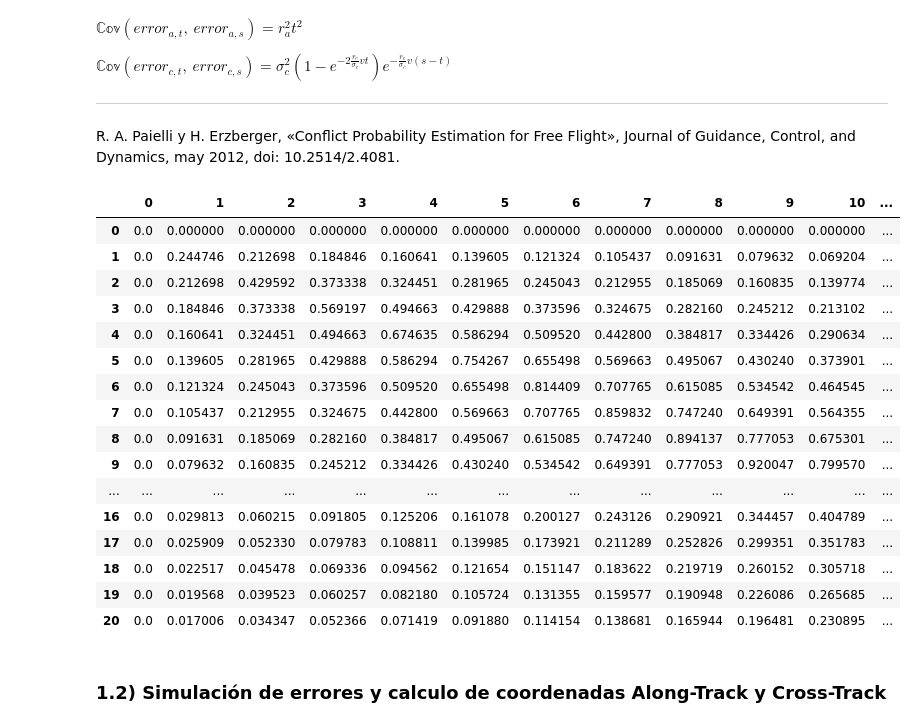
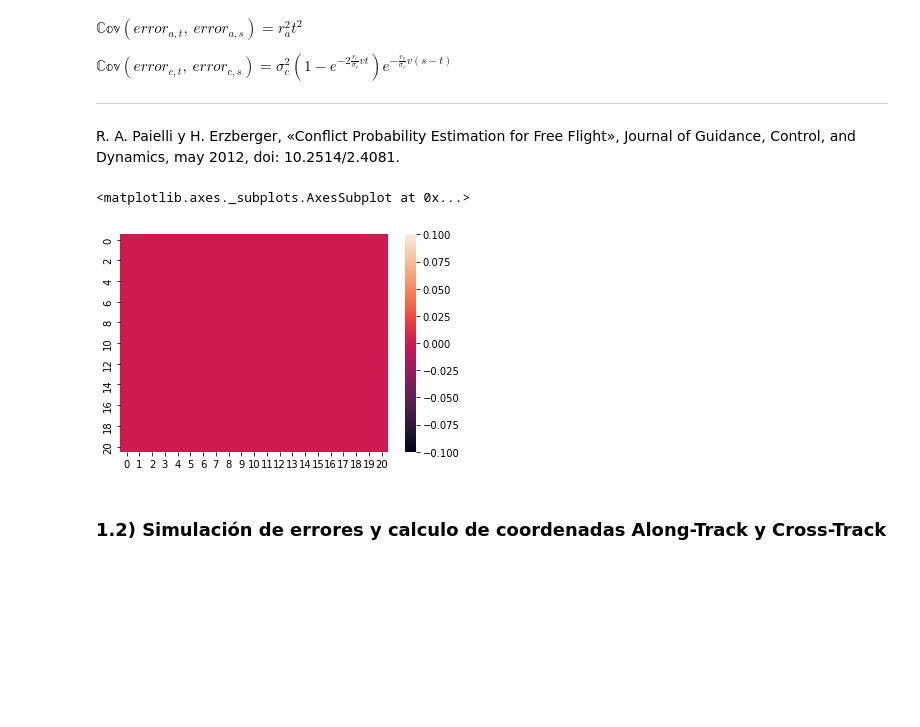
Before and after one commit to AnIsAsPe/Estimacion-probabilidad-conflicto-en-trayectorias-de-vuelos-paralelos, a Jupyter notebook: Notebooks/Estimación_probabilidad_de_conflicto_en_trayectorias_de_vuelo_MonteCarlo.ipynb, the cells around one changed output. Drawn from its saved outputs; the diff is of its cells as text; code cells hidden in the pictures; blank space fills up the shorter version.

```diff
--- a/Notebooks/Estimación_probabilidad_de_conflicto_en_trayectorias_de_vuelo_MonteCarlo.ipynb
+++ b/Notebooks/Estimación_probabilidad_de_conflicto_en_trayectorias_de_vuelo_MonteCarlo.ipynb
@@ -182,26 +182,11 @@ r_a = 0         # se omiten los errores along-track
 # CÁLCULO DE COVARIANZAS
 cov_c = covarianza_c(sigma_c, r_c, v)
 cov_a = covarianza_a(r_a)
-# %%
-cov_c
-# %% [output]
-|  | 0 | 1 | 2 | 3 | 4 | 5 | 6 | 7 | 8 | 9 | 10 | ... |
-| 0 | 0.0 | 0.000000 | 0.000000 | 0.000000 | 0.000000 | 0.000000 | 0.000000 | 0.000000 | 0.000000 | 0.000000 | 0.000000 | ... |
-| 1 | 0.0 | 0.244746 | 0.212698 | 0.184846 | 0.160641 | 0.139605 | 0.121324 | 0.105437 | 0.091631 | 0.079632 | 0.069204 | ... |
-| 2 | 0.0 | 0.212698 | 0.429592 | 0.373338 | 0.324451 | 0.281965 | 0.245043 | 0.212955 | 0.185069 | 0.160835 | 0.139774 | ... |
-| 3 | 0.0 | 0.184846 | 0.373338 | 0.569197 | 0.494663 | 0.429888 | 0.373596 | 0.324675 | 0.282160 | 0.245212 | 0.213102 | ... |
-| 4 | 0.0 | 0.160641 | 0.324451 | 0.494663 | 0.674635 | 0.586294 | 0.509520 | 0.442800 | 0.384817 | 0.334426 | 0.290634 | ... |
-| 5 | 0.0 | 0.139605 | 0.281965 | 0.429888 | 0.586294 | 0.754267 | 0.655498 | 0.569663 | 0.495067 | 0.430240 | 0.373901 | ... |
-| 6 | 0.0 | 0.121324 | 0.245043 | 0.373596 | 0.509520 | 0.655498 | 0.814409 | 0.707765 | 0.615085 | 0.534542 | 0.464545 | ... |
-| 7 | 0.0 | 0.105437 | 0.212955 | 0.324675 | 0.442800 | 0.569663 | 0.707765 | 0.859832 | 0.747240 | 0.649391 | 0.564355 | ... |
-| 8 | 0.0 | 0.091631 | 0.185069 | 0.282160 | 0.384817 | 0.495067 | 0.615085 | 0.747240 | 0.894137 | 0.777053 | 0.675301 | ... |
-| 9 | 0.0 | 0.079632 | 0.160835 | 0.245212 | 0.334426 | 0.430240 | 0.534542 | 0.649391 | 0.777053 | 0.920047 | 0.799570 | ... |
-| ... | ... | ... | ... | ... | ... | ... | ... | ... | ... | ... | ... | ... |
-| 16 | 0.0 | 0.029813 | 0.060215 | 0.091805 | 0.125206 | 0.161078 | 0.200127 | 0.243126 | 0.290921 | 0.344457 | 0.404789 | ... |
-| 17 | 0.0 | 0.025909 | 0.052330 | 0.079783 | 0.108811 | 0.139985 | 0.173921 | 0.211289 | 0.252826 | 0.299351 | 0.351783 | ... |
-| 18 | 0.0 | 0.022517 | 0.045478 | 0.069336 | 0.094562 | 0.121654 | 0.151147 | 0.183622 | 0.219719 | 0.260152 | 0.305718 | ... |
-| 19 | 0.0 | 0.019568 | 0.039523 | 0.060257 | 0.082180 | 0.105724 | 0.131355 | 0.159577 | 0.190948 | 0.226086 | 0.265685 | ... |
-| 20 | 0.0 | 0.017006 | 0.034347 | 0.052366 | 0.071419 | 0.091880 | 0.114154 | 0.138681 | 0.165944 | 0.196481 | 0.230895 | ... |
+# %%
+sns.heatmap(cov_a)
+# %% [output]
+<matplotlib.axes._subplots.AxesSubplot at 0x...>
+[figure, added]
 # %% [markdown]
 ### 1.2) Simulación de errores y calculo de coordenadas Along-Track y Cross-Track
 # %%
```
Also changed, not shown: parts of 16 cells of this notebook.
